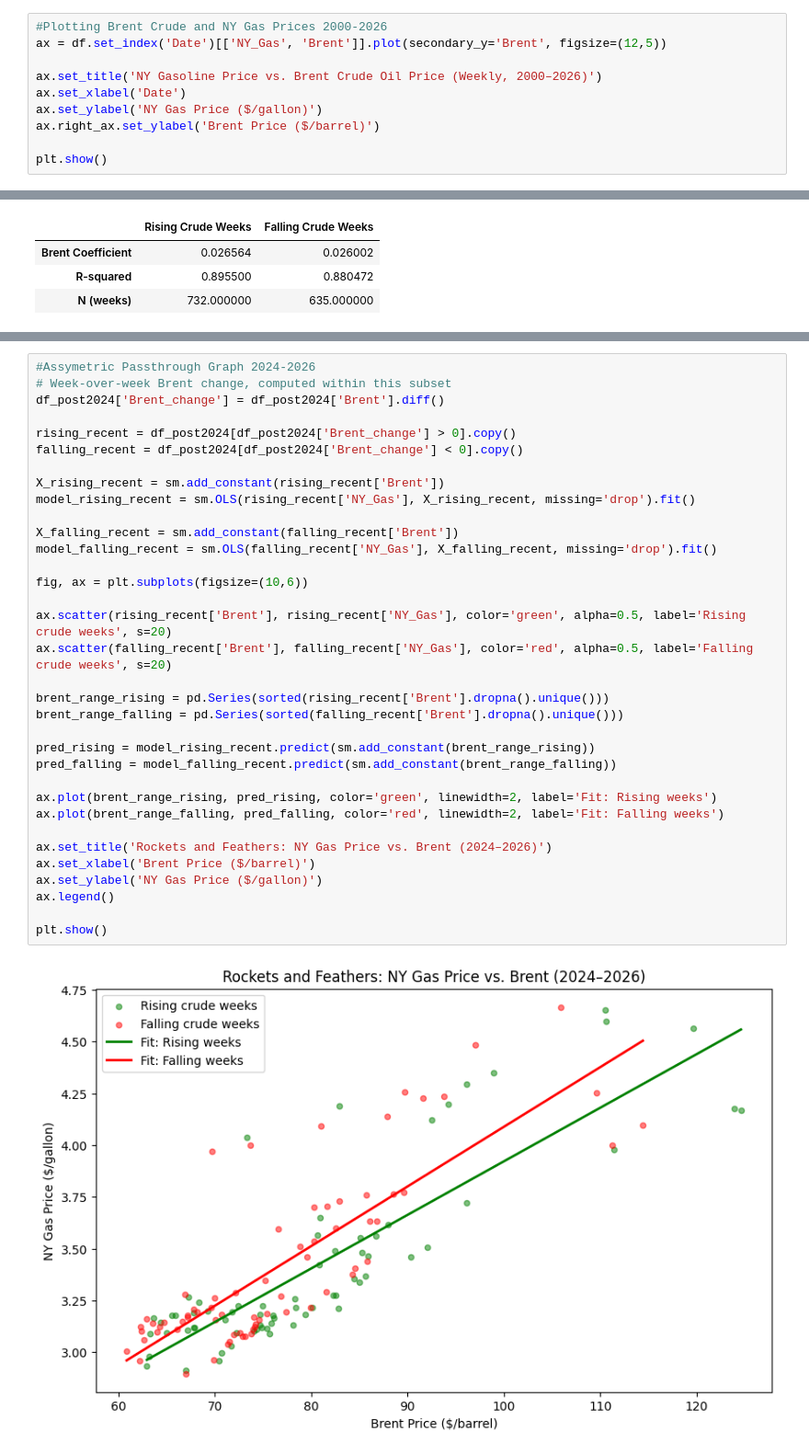
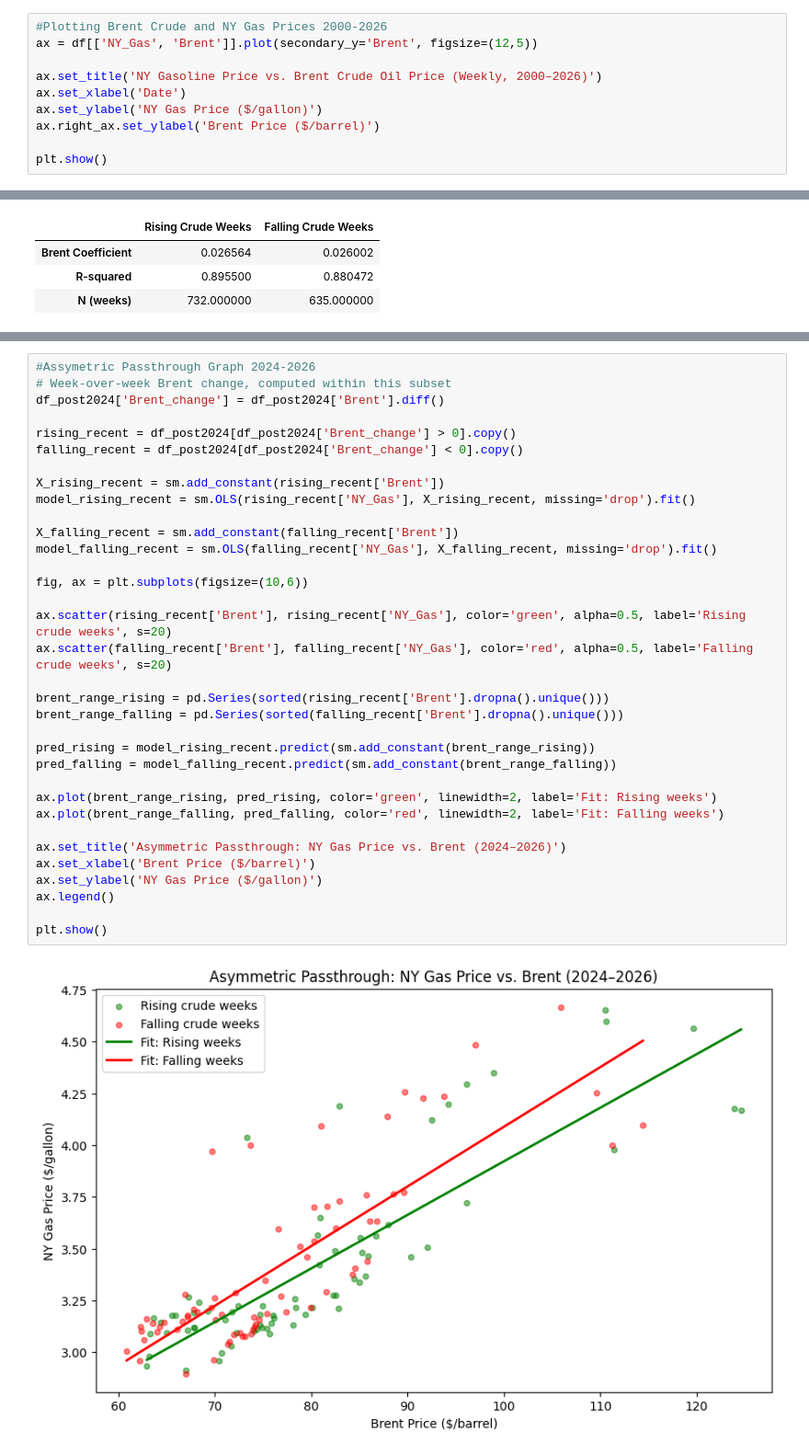
Before and after one commit to ellenwang995/PriceAtThePump, a Jupyter notebook: PumpPricesV2.ipynb, the cells around one changed output, grey strips where cells are left out. Shown at 92% size. Saved outputs shown, nothing was run; the diff lists cells and outputs as text.

```diff
--- a/PumpPricesV2.ipynb
+++ b/PumpPricesV2.ipynb
@@ -27,7 +27,7 @@ df = df.sort_values('Date').reset_index(drop=True)
 df = df.set_index('Date')
 # %%
 #Plotting Brent Crude and NY Gas Prices 2000-2026
-ax = df.set_index('Date')[['NY_Gas', 'Brent']].plot(secondary_y='Brent', figsize=(12,5))
+ax = df[['NY_Gas', 'Brent']].plot(secondary_y='Brent', figsize=(12,5))
 
 ax.set_title('NY Gasoline Price vs. Brent Crude Oil Price (Weekly, 2000–2026)')
 ax.set_xlabel('Date')
@@ -113,32 +113,32 @@ df_post2024['Brent_change'] = df_post2024['Brent'].diff()
 
 rising_recent = df_post2024[df_post2024['Brent_change'] > 0].copy()
 falling_recent = df_post2024[df_post2024['Brent_change'] < 0].copy()
 
 X_rising_recent = sm.add_constant(rising_recent['Brent'])
 model_rising_recent = sm.OLS(rising_recent['NY_Gas'], X_rising_recent, missing='drop').fit()
 
 X_falling_recent = sm.add_constant(falling_recent['Brent'])
 model_falling_recent = sm.OLS(falling_recent['NY_Gas'], X_falling_recent, missing='drop').fit()
 
 fig, ax = plt.subplots(figsize=(10,6))
 
 ax.scatter(rising_recent['Brent'], rising_recent['NY_Gas'], color='green', alpha=0.5, label='Rising crude weeks', s=20)
 ax.scatter(falling_recent['Brent'], falling_recent['NY_Gas'], color='red', alpha=0.5, label='Falling crude weeks', s=20)
 
 brent_range_rising = pd.Series(sorted(rising_recent['Brent'].dropna().unique()))
 brent_range_falling = pd.Series(sorted(falling_recent['Brent'].dropna().unique()))
 
 pred_rising = model_rising_recent.predict(sm.add_constant(brent_range_rising))
 pred_falling = model_falling_recent.predict(sm.add_constant(brent_range_falling))
 
 ax.plot(brent_range_rising, pred_rising, color='green', linewidth=2, label='Fit: Rising weeks')
 ax.plot(brent_range_falling, pred_falling, color='red', linewidth=2, label='Fit: Falling weeks')
 
-ax.set_title('Rockets and Feathers: NY Gas Price vs. Brent (2024–2026)')
+ax.set_title('Asymmetric Passthrough: NY Gas Price vs. Brent (2024–2026)')
 ax.set_xlabel('Brent Price ($/barrel)')
 ax.set_ylabel('NY Gas Price ($/gallon)')
 ax.legend()
 
 plt.show()
 # %% [output]
-[figure, old version]
+[figure, new version]
```
Also changed, not shown: parts of 1 cell of this notebook.
